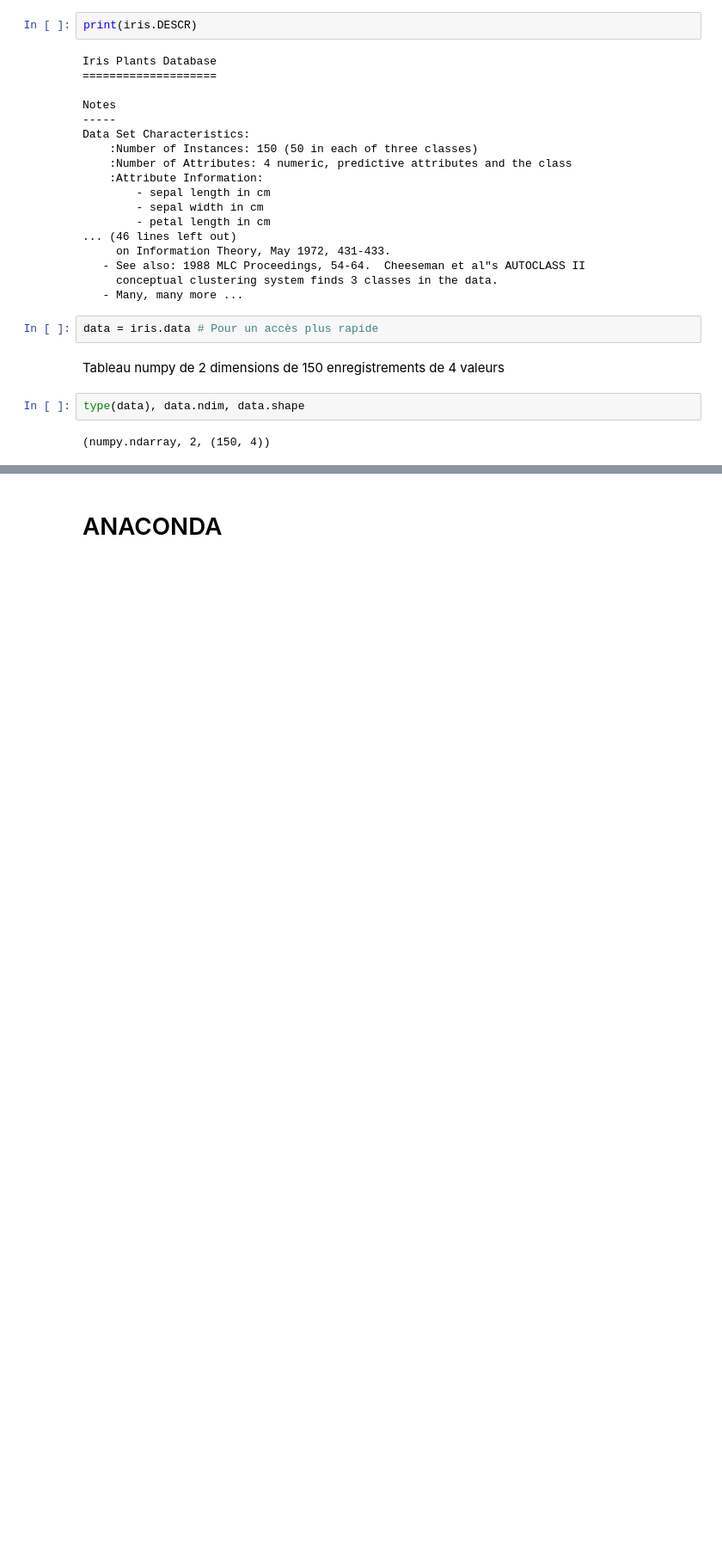
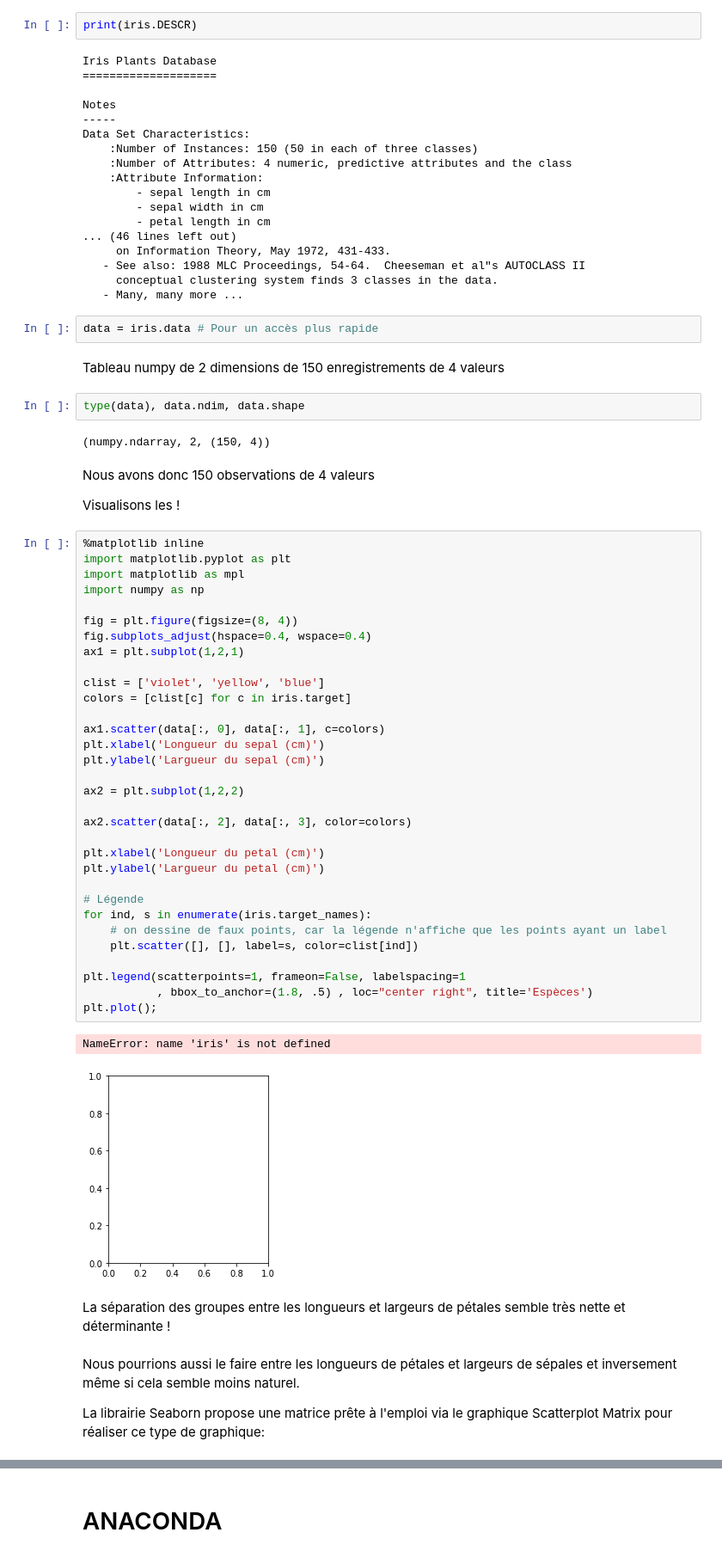
Before and after one commit to tribouillois/tuto2, a Jupyter notebook: data/notebooks/Formation_Python_online.ipynb, the cells around one changed output, grey strips where cells are left out. Shown at 86% size. Drawn from its saved outputs; the diff is of its cells as text; blank space fills up the shorter version.

```diff
--- a/data/notebooks/Formation_Python_online.ipynb
+++ b/data/notebooks/Formation_Python_online.ipynb
@@ -823,3 +823,48 @@ Tableau numpy de 2 dimensions de 150 enregistrements de 4 valeurs
 type(data), data.ndim, data.shape
 # %% [output]
 (numpy.ndarray, 2, (150, 4))
+# %% [markdown]
+Nous avons donc 150 observations de 4 valeurs
+
+Visualisons les !
+# %%
+%matplotlib inline
+import matplotlib.pyplot as plt
+import matplotlib as mpl
+import numpy as np
+
+fig = plt.figure(figsize=(8, 4))
+fig.subplots_adjust(hspace=0.4, wspace=0.4)
+ax1 = plt.subplot(1,2,1)
+
+clist = ['violet', 'yellow', 'blue']
+colors = [clist[c] for c in iris.target]
+
+ax1.scatter(data[:, 0], data[:, 1], c=colors)
+plt.xlabel('Longueur du sepal (cm)')
+plt.ylabel('Largueur du sepal (cm)')
+
+ax2 = plt.subplot(1,2,2)
+
+ax2.scatter(data[:, 2], data[:, 3], color=colors)
+
+plt.xlabel('Longueur du petal (cm)')
+plt.ylabel('Largueur du petal (cm)')
+
+# Légende
+for ind, s in enumerate(iris.target_names):
+    # on dessine de faux points, car la légende n'affiche que les points ayant un label
+    plt.scatter([], [], label=s, color=clist[ind])
+
+plt.legend(scatterpoints=1, frameon=False, labelspacing=1
+           , bbox_to_anchor=(1.8, .5) , loc="center right", title='Espèces')
+plt.plot();
+# %% [output]
+NameError: name 'iris' is not defined
+[figure, added]
+# %% [markdown]
+La séparation des groupes entre les longueurs et largeurs de pétales semble très nette et déterminante !
+# %% [markdown]
+Nous pourrions aussi le faire entre les longueurs de pétales et largeurs de sépales et inversement même si cela semble moins naturel.
+
+La librairie Seaborn propose une matrice prête à l'emploi via le graphique Scatterplot Matrix pour réaliser ce type de graphique:
```
Also changed, not shown: parts of 21 cells of this notebook.
